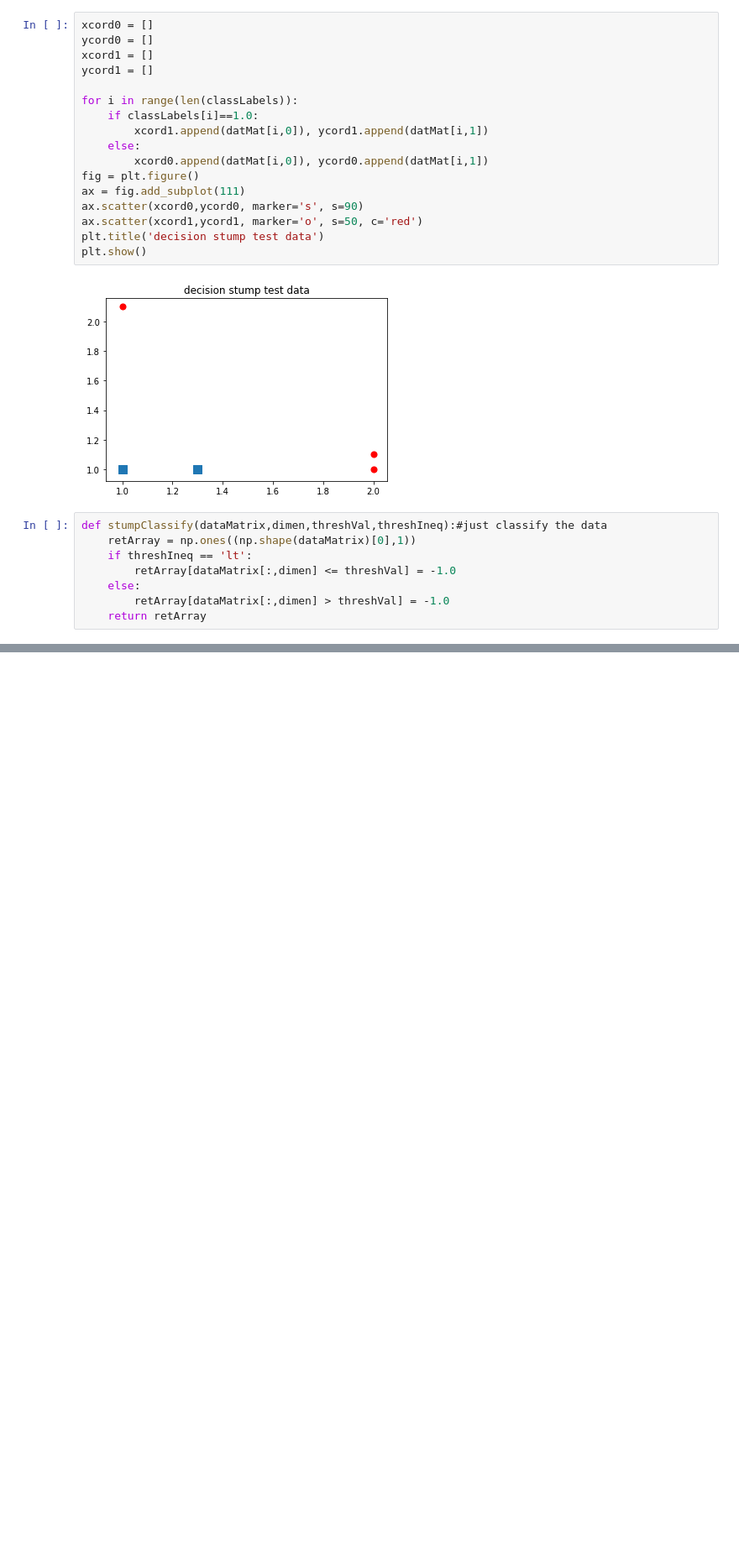
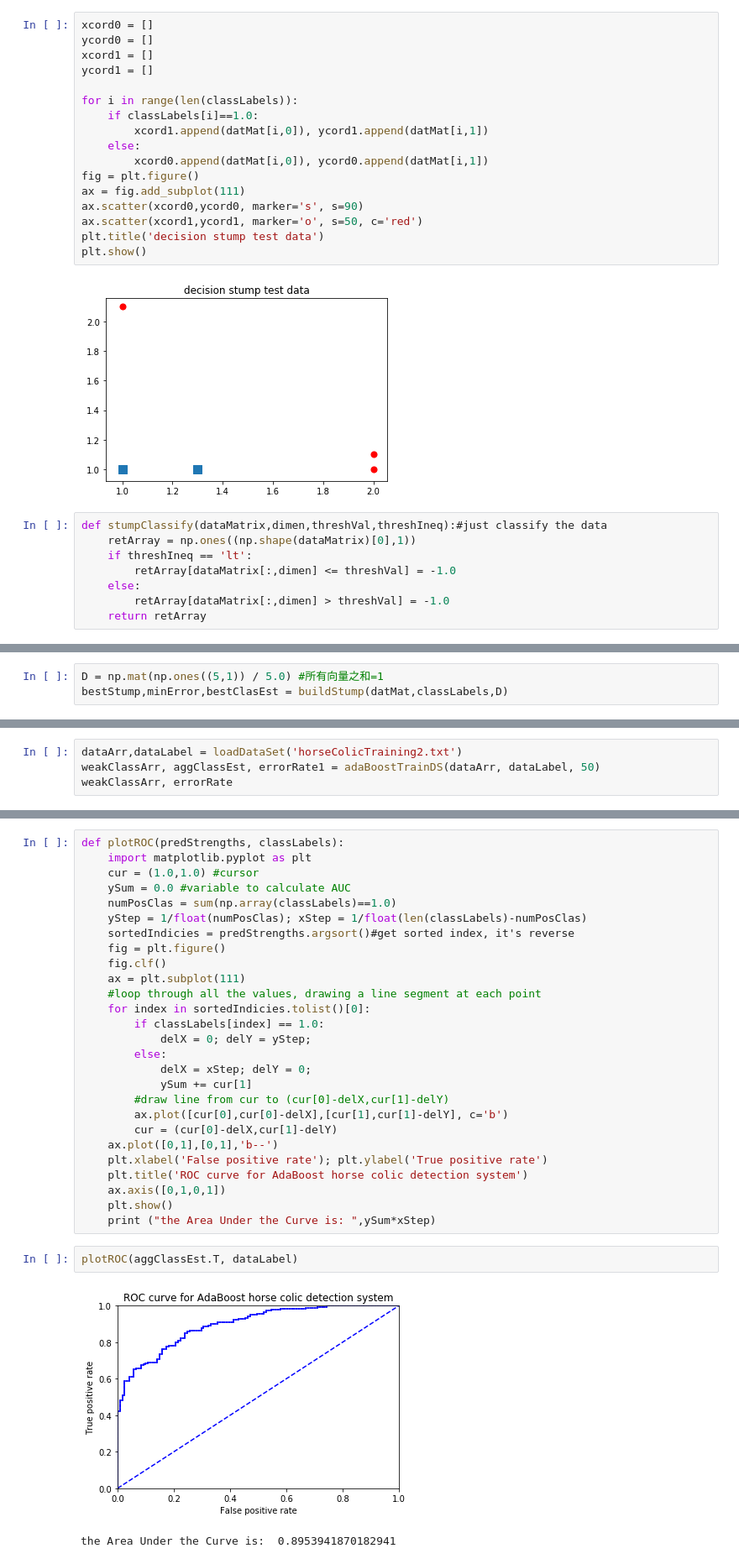
Before and after one commit to codefan/python-study, a Jupyter notebook: MLIA-note/ch07/adaBoost.ipynb, the cells around one changed output, grey strips where cells are left out. Shown: that part at 84% size. Saved outputs shown, nothing was run; the diff lists cells and outputs as text; blank space fills up the shorter version.

Commit message:
add adaBoost

```diff
--- a/MLIA-note/ch07/adaBoost.ipynb
+++ b/MLIA-note/ch07/adaBoost.ipynb
@@ -72 +74,4 @@ def buildStump(dataArr,classLabels,D):
     return bestStump,minError,bestClasEst
+# %%
+D = np.mat(np.ones((5,1)) / 5.0) #所有向量之和=1
+bestStump,minError,bestClasEst = buildStump(datMat,classLabels,D)
@@ -72,0 +161,4 @@ def buildStump(dataArr,classLabels,D):
+# %%
+dataArr,dataLabel = loadDataSet('horseColicTraining2.txt')
+weakClassArr, aggClassEst, errorRate1 = adaBoostTrainDS(dataArr, dataLabel, 50)
+weakClassArr, errorRate
@@ -72,0 +207,32 @@ def buildStump(dataArr,classLabels,D):
+# %%
+def plotROC(predStrengths, classLabels):
+    import matplotlib.pyplot as plt
+    cur = (1.0,1.0) #cursor
+    ySum = 0.0 #variable to calculate AUC
+    numPosClas = sum(np.array(classLabels)==1.0)
+    yStep = 1/float(numPosClas); xStep = 1/float(len(classLabels)-numPosClas)
+    sortedIndicies = predStrengths.argsort()#get sorted index, it's reverse
+    fig = plt.figure()
+    fig.clf()
+    ax = plt.subplot(111)
+    #loop through all the values, drawing a line segment at each point
+    for index in sortedIndicies.tolist()[0]:
+        if classLabels[index] == 1.0:
+            delX = 0; delY = yStep;
+        else:
+            delX = xStep; delY = 0;
+            ySum += cur[1]
+        #draw line from cur to (cur[0]-delX,cur[1]-delY)
+        ax.plot([cur[0],cur[0]-delX],[cur[1],cur[1]-delY], c='b')
+        cur = (cur[0]-delX,cur[1]-delY)
+    ax.plot([0,1],[0,1],'b--')
+    plt.xlabel('False positive rate'); plt.ylabel('True positive rate')
+    plt.title('ROC curve for AdaBoost horse colic detection system')
+    ax.axis([0,1,0,1])
+    plt.show()
+    print ("the Area Under the Curve is: ",ySum*xStep)
+# %%
+plotROC(aggClassEst.T, dataLabel)
+# %% [output]
+[figure, added]
+the Area Under the Curve is:  0.8953941870182941
```
Also changed, not shown: parts of 9 cells of this notebook.
